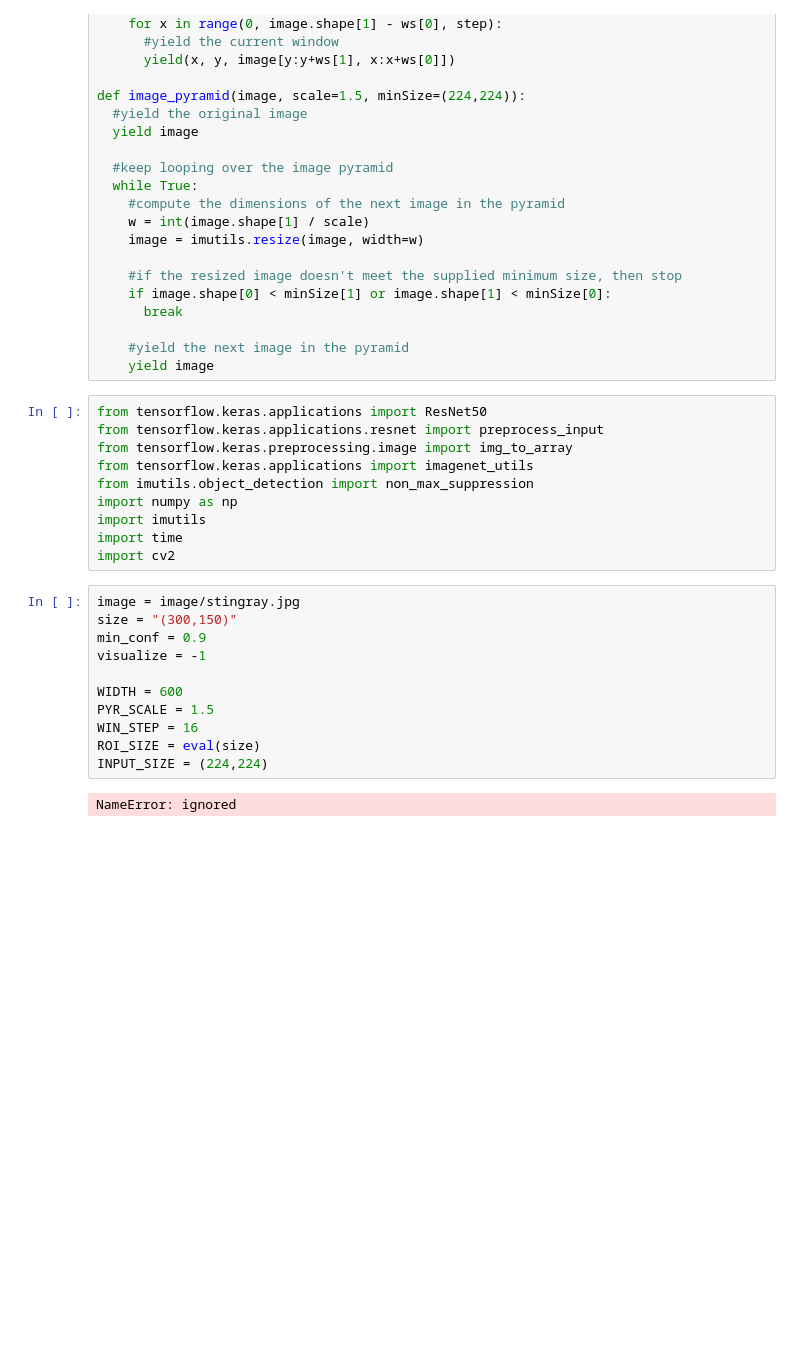
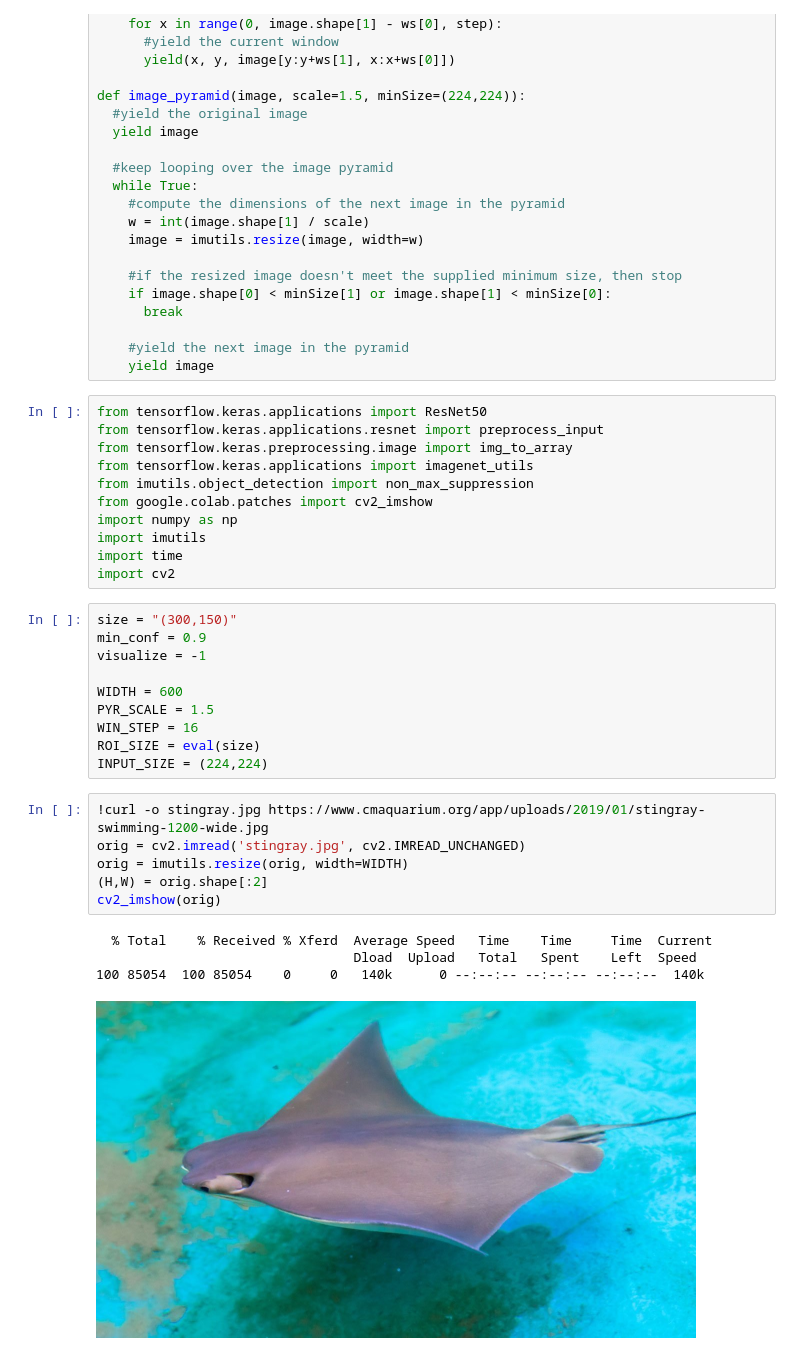
Before and after one commit to richeym-umich/workshops, a Jupyter notebook: Machine_Learning_Tools_and_Training.ipynb, the cells around one changed output. Drawn from its saved outputs; the diff is of its cells as text; blank space fills up the shorter version.

```diff
--- a/Machine_Learning_Tools_and_Training.ipynb
+++ b/Machine_Learning_Tools_and_Training.ipynb
@@ -164,12 +164,12 @@ from tensorflow.keras.applications.resnet import preprocess_input
 from tensorflow.keras.preprocessing.image import img_to_array
 from tensorflow.keras.applications import imagenet_utils
 from imutils.object_detection import non_max_suppression
+from google.colab.patches import cv2_imshow
 import numpy as np
 import imutils
 import time
 import cv2
 # %%
-image = image/stingray.jpg
 size = "(300,150)"
 min_conf = 0.9
 visualize = -1
@@ -179,5 +179,14 @@ PYR_SCALE = 1.5
 WIN_STEP = 16
 ROI_SIZE = eval(size)
 INPUT_SIZE = (224,224)
-# %% [output]
-NameError: ignored
+# %%
+!curl -o stingray.jpg https://www.cmaquarium.org/app/uploads/2019/01/stingray-swimming-1200-wide.jpg
+orig = cv2.imread('stingray.jpg', cv2.IMREAD_UNCHANGED)
+orig = imutils.resize(orig, width=WIDTH)
+(H,W) = orig.shape[:2]
+cv2_imshow(orig)
+# %% [output]
+  % Total    % Received % Xferd  Average Speed   Time    Time     Time  Current
+                                 Dload  Upload   Total   Spent    Left  Speed
+100 85054  100 85054    0     0   140k      0 --:--:-- --:--:-- --:--:--  140k
+[figure, added]
```
Also changed, not shown: parts of 6 cells of this notebook.
